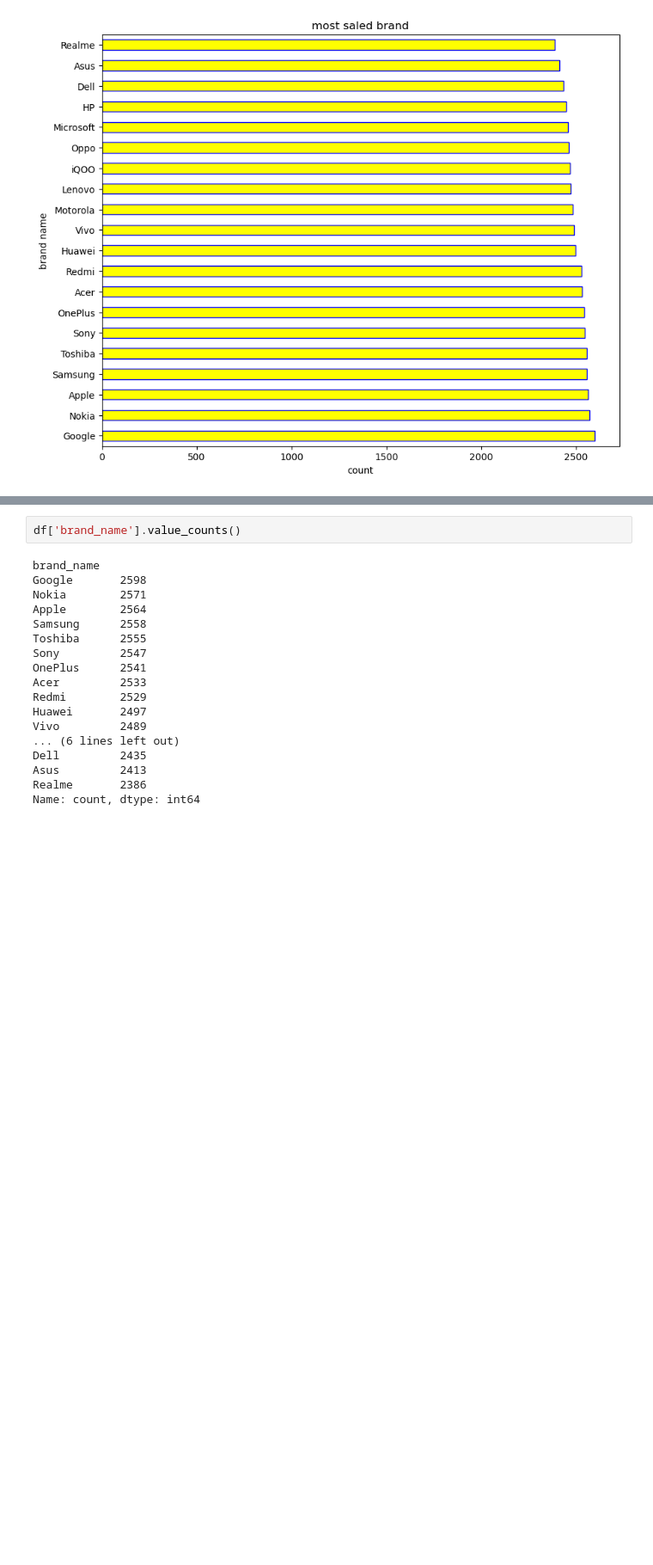
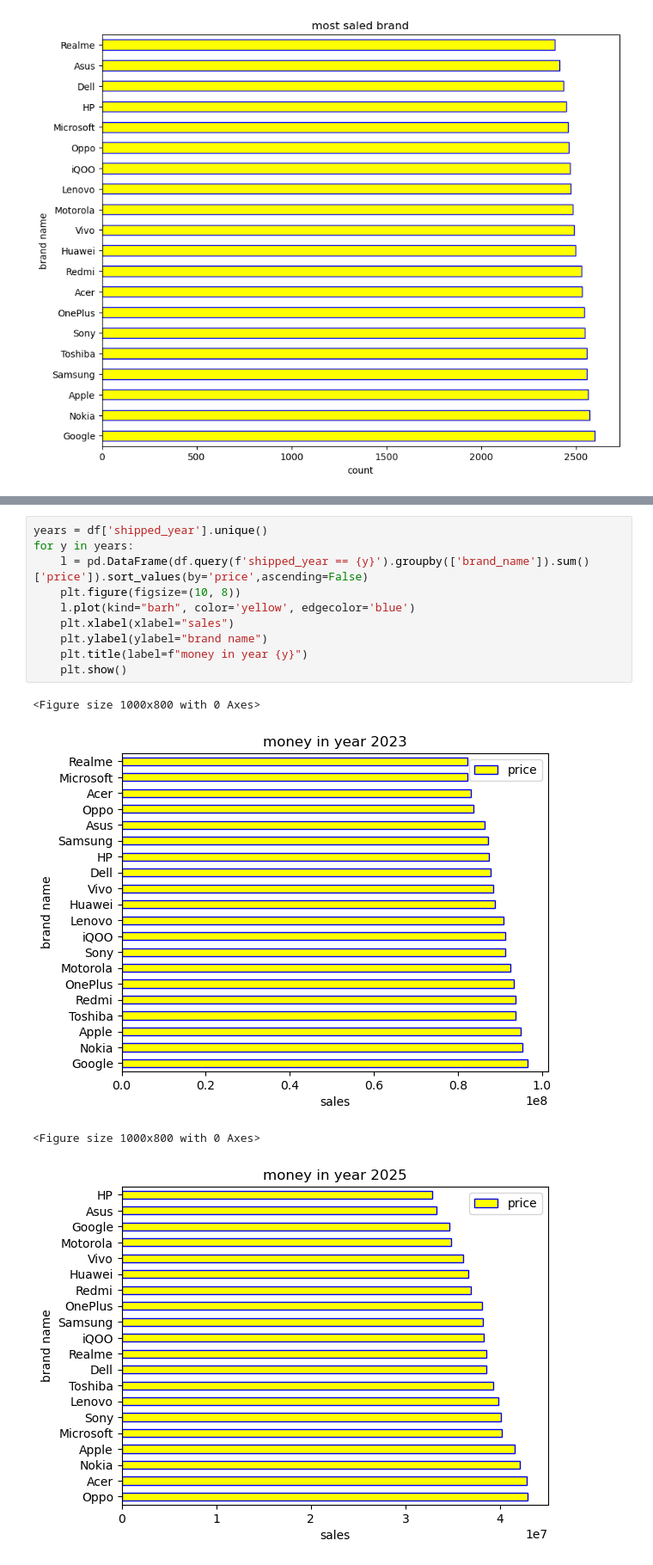
Before and after one commit to sirUnchained/Machine-Learning-and-Data-Analysis, a Jupyter notebook: Mobiles & laptop Sales/Mobiles & laptop Sales.ipynb, the cells around one changed output, grey strips where cells are left out. Shown at 86% size. Cells and saved outputs as stored; diff of their text form; blank space fills up the shorter version.

```diff
--- a/Mobiles & laptop Sales/Mobiles & laptop Sales.ipynb
+++ b/Mobiles & laptop Sales/Mobiles & laptop Sales.ipynb
@@ -340,20 +350,15 @@ plt.show()
 # %%
-df['brand_name'].value_counts()
+years = df['shipped_year'].unique()
+for y in years:
+    l = pd.DataFrame(df.query(f'shipped_year == {y}').groupby(['brand_name']).sum()['price']).sort_values(by='price',ascending=False)
+    plt.figure(figsize=(10, 8))
+    l.plot(kind="barh", color='yellow', edgecolor='blue')
+    plt.xlabel(xlabel="sales")
+    plt.ylabel(ylabel="brand name")
+    plt.title(label=f"money in year {y}")
+    plt.show()
 # %% [output]
-brand_name
-Google       2598
-Nokia        2571
-Apple        2564
-Samsung      2558
-Toshiba      2555
-Sony         2547
-OnePlus      2541
-Acer         2533
-Redmi        2529
-Huawei       2497
-Vivo         2489
-... (6 lines left out)
-Dell         2435
-Asus         2413
-Realme       2386
-Name: count, dtype: int64
+<Figure size 1000x800 with 0 Axes>
+[figure, added]
+<Figure size 1000x800 with 0 Axes>
+[figure, added]
```
Also changed, not shown: parts of 16 cells of this notebook.
